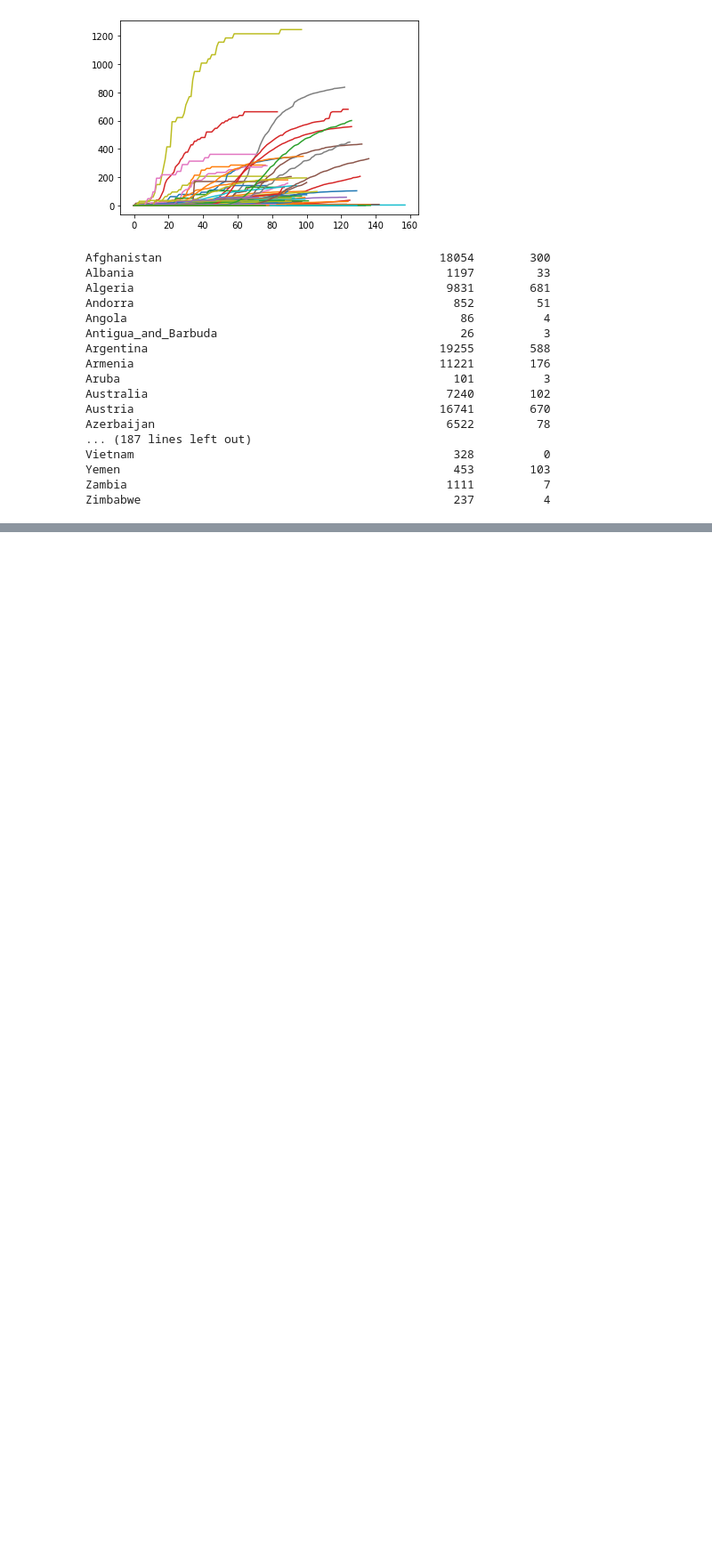
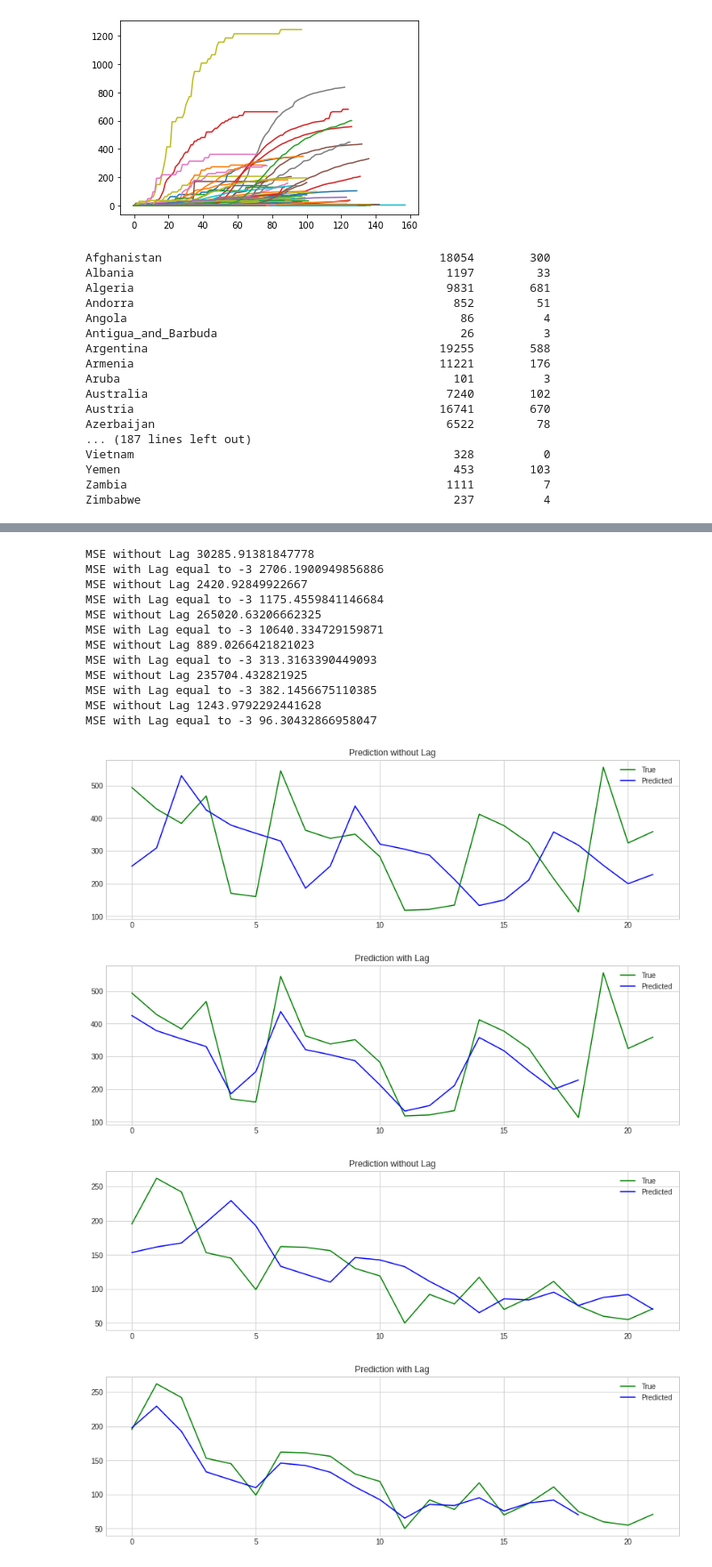
Before and after one commit to kartika-nair/Benchmarking_Of_NODE, a Jupyter notebook: Visualisation.ipynb, the cells around one changed output, grey strips where cells are left out. Shown at 89% size. Cells and saved outputs as stored; diff of their text form; code cells hidden in the pictures; blank space fills up the shorter version.

```diff
--- a/Visualisation.ipynb
+++ b/Visualisation.ipynb
@@ -237,0 +596,21 @@ Canada                                        Peru
+# %%
+
+for country in training_countries:
+  lagging(pred_result_deaths[country], -3)
+# %% [output]
+MSE without Lag 30285.91381847778
+MSE with Lag equal to -3 2706.1900949856886
+MSE without Lag 2420.92849922667
+MSE with Lag equal to -3 1175.4559841146684
+MSE without Lag 265020.63206662325
+MSE with Lag equal to -3 10640.334729159871
+MSE without Lag 889.0266421821023
+MSE with Lag equal to -3 313.3163390449093
+MSE without Lag 235704.432821925
+MSE with Lag equal to -3 382.1456675110385
+MSE without Lag 1243.9792292441628
+MSE with Lag equal to -3 96.30432866958047
+[figure, added]
+[figure, added]
+[figure, added]
+[figure, added]
```
Also changed, not shown: parts of 15 cells of this notebook.
